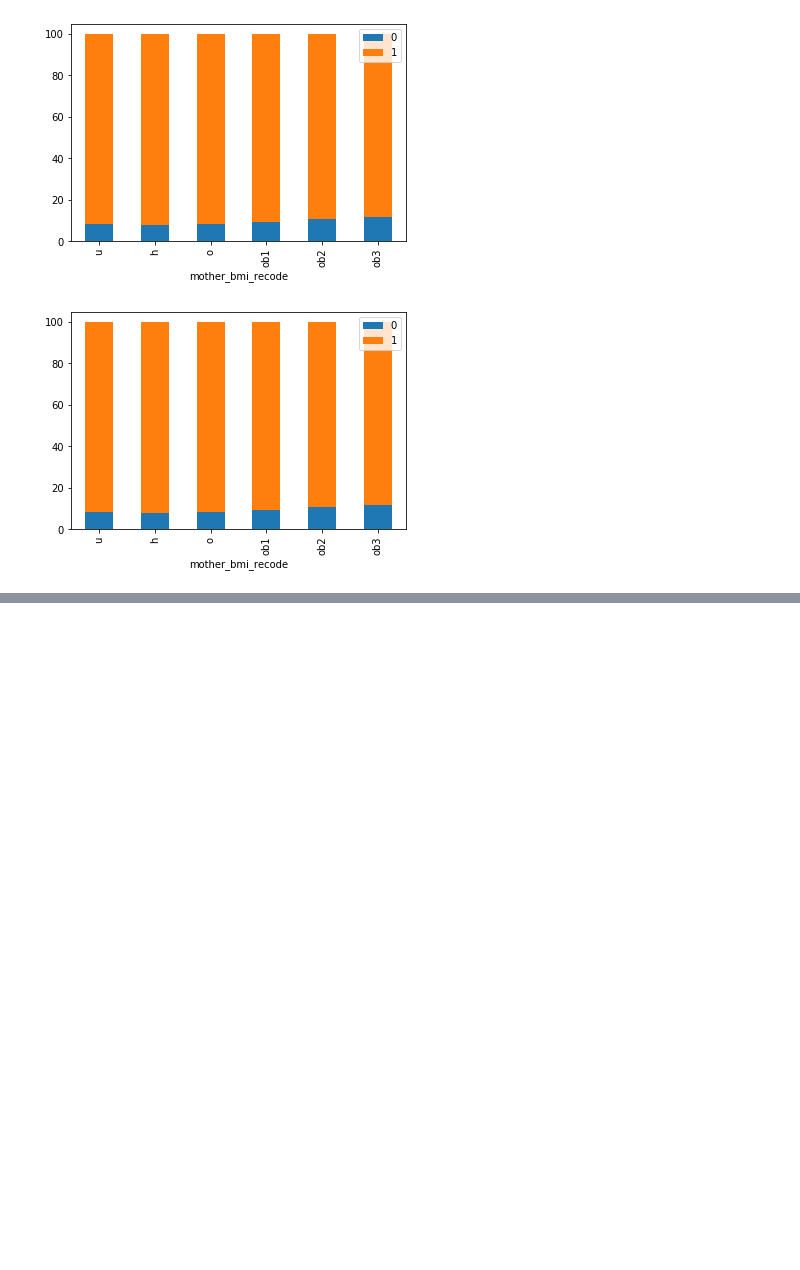
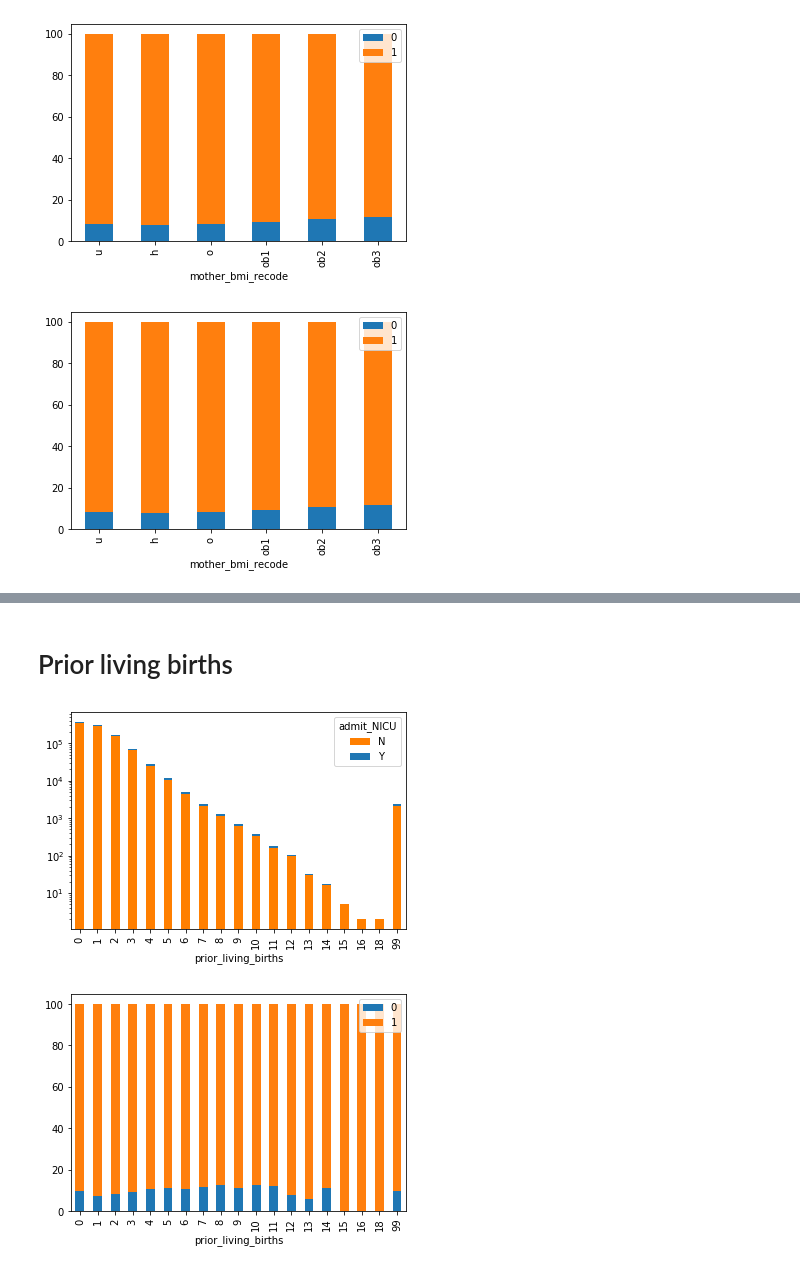
Before and after one commit to mkwasnica/CDC_capstone, a Jupyter notebook: notebooks/MK_Visualization.ipynb, the cells around one changed output, grey strips where cells are left out. Saved outputs shown, nothing was run; the diff lists cells and outputs as text; code cells hidden in the pictures; blank space fills up the shorter version.

```diff
--- a/notebooks/MK_Visualization.ipynb
+++ b/notebooks/MK_Visualization.ipynb
@@ -101,0 +134,9 @@ pct_bplot(births,'pre_preg_diab')
+# %% [markdown]
+# Prior living births
+# %%
+plive_plt = births_nou.groupby(['prior_living_births'])['admit_NICU'].value_counts().unstack()
+plive_plt.plot(kind = 'bar', logy = True, stacked = True, color = ['#ff7f00','#1f77b4'])
+pct_bplot(births_nou,'prior_living_births')
+# %% [output]
+[figure, added]
+[figure, added]
```
Also changed, not shown: parts of 23 cells of this notebook.
